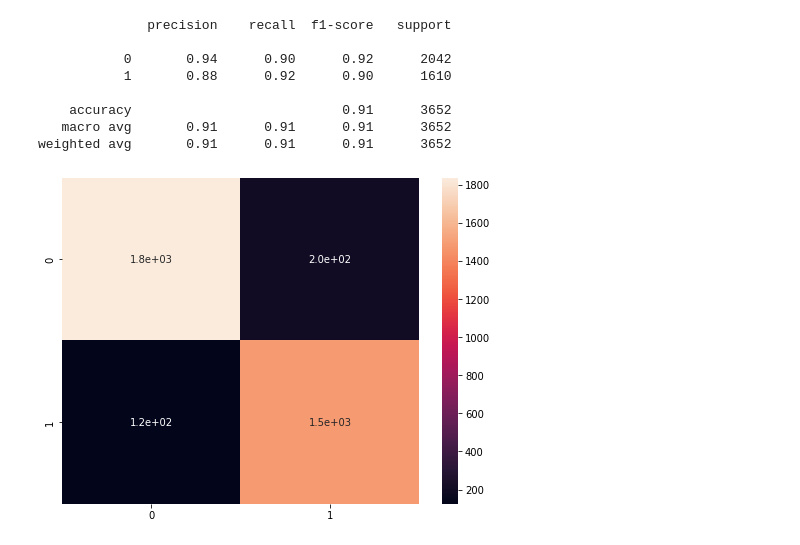
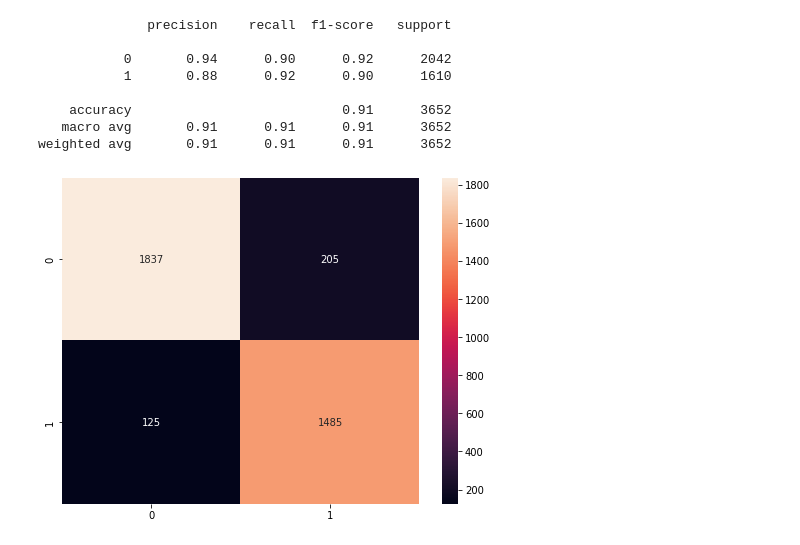
Before and after one commit to arkaprabha10/Fake-News-Detection, a Jupyter notebook: kaggle_dataset_code/lstm.ipynb, the cells around one changed output. Saved outputs shown, nothing was run; the diff lists cells and outputs as text; code cells hidden in the pictures.

```diff
--- a/kaggle_dataset_code/lstm.ipynb
+++ b/kaggle_dataset_code/lstm.ipynb
@@ -214,8 +214,8 @@ print(classification_report(y_true=y_test, y_pred=y_pred))
 weighted avg       0.91      0.91      0.91      3652
 # %%
 cm = confusion_matrix(y_test, y_pred)
-plt.figure(figsize = (8, 6))
-sns.heatmap(cm, annot = True)
+plt.figure(figsize=[8, 6])
+sns.heatmap(cm, annot=True, fmt='d')
 plt.show()
 # %% [output]
-[figure, old version]
+[figure, new version]
```
Also changed, not shown: parts of 4 cells of this notebook.
